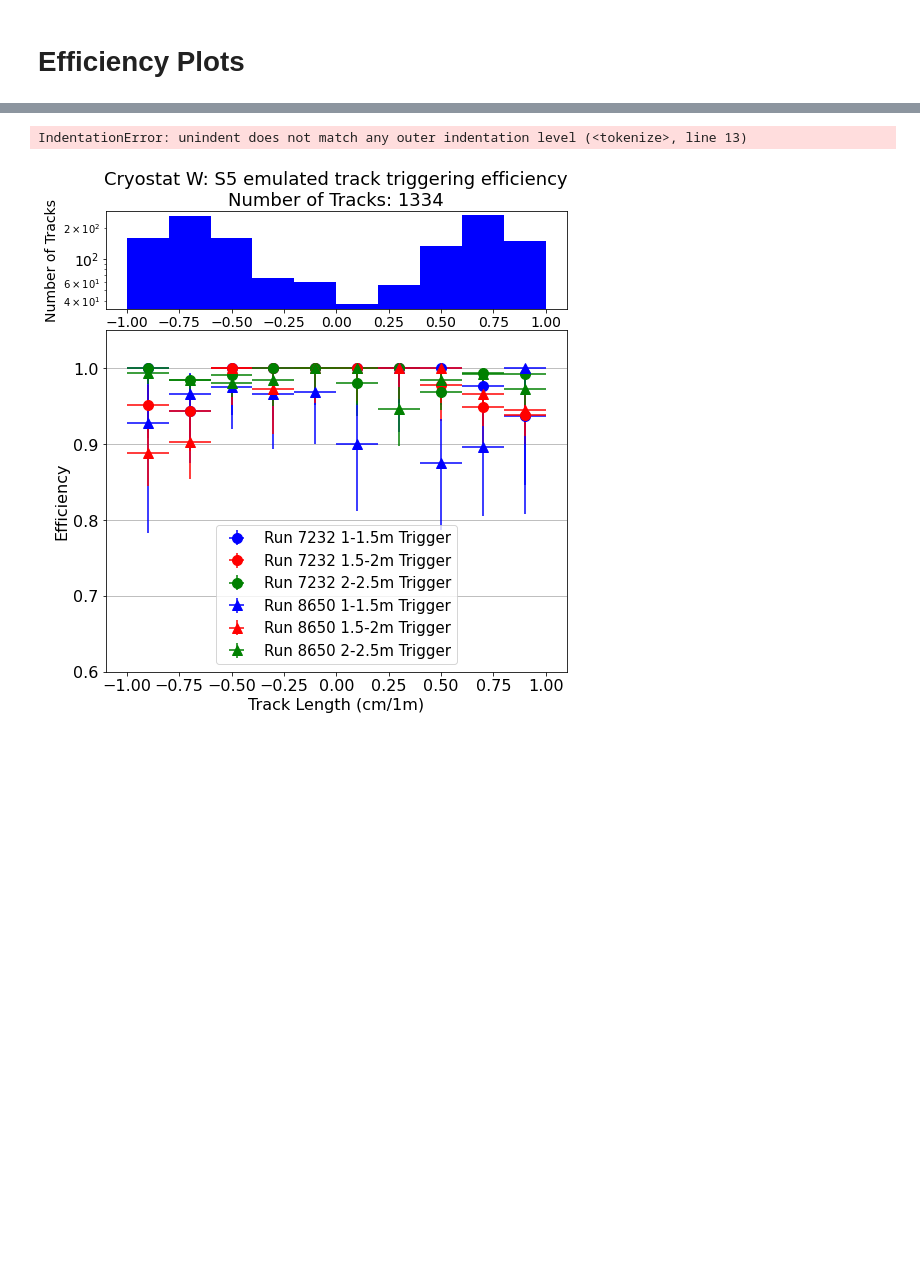
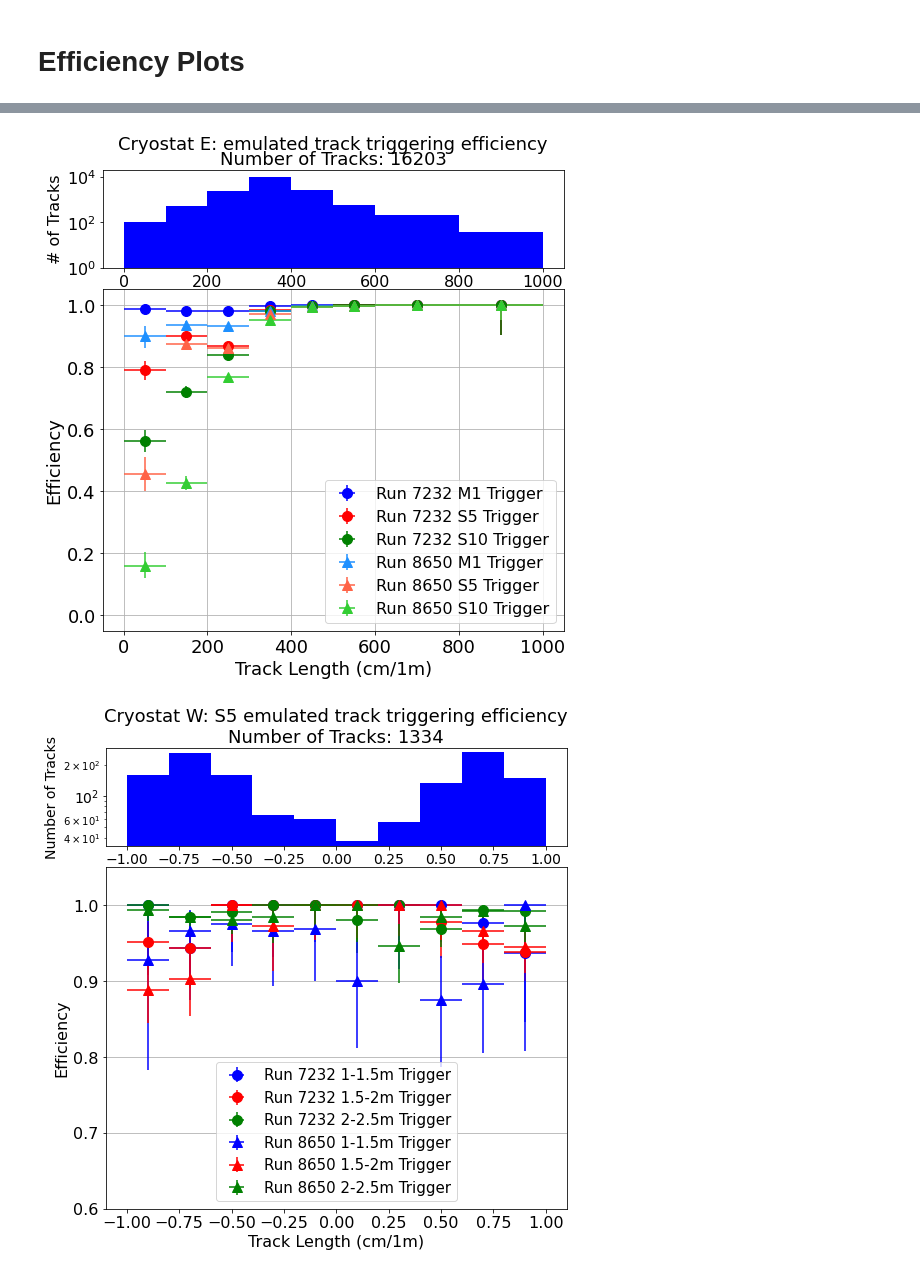
Before and after one commit to TanviKrishnan/SULI-Icarus-TriggerEfficiency, a Jupyter notebook: TriggerEfficiencyExploration_MultiRun_AsymmetricWindow.ipynb, the cells around one changed output, grey strips where cells are left out. Cells and saved outputs as stored; diff of their text form; code cells hidden in the pictures; blank space fills up the shorter version.

```diff
--- a/TriggerEfficiencyExploration_MultiRun_AsymmetricWindow.ipynb
+++ b/TriggerEfficiencyExploration_MultiRun_AsymmetricWindow.ipynb
@@ -595,7 +595,7 @@ ax = fig.add_subplot(gs[1, 0])
 ax_hist = fig.add_subplot(gs[0, 0], sharex=ax)
 
 for r in range(0, len(df_list)):
-        df_use = df_list[r]
+    df_use = df_list[r]
     for t in range(0, len(type_)):
         t_type = type_[t] # trigger type chosen for this histogram
         label = t_type + "_fired"
@@ -626,36 +626,36 @@ for r in range(0, len(df_list)):
         low_yerr_arr = np.subtract(eff_arr, low_CI)
         asymm_err = [low_yerr_arr, high_yerr_arr]
 
         # plot the error bars
-        ax.errorbar([(bin_arr[i]+bin_size[i]/2) for i in range(len(bin_arr))], eff_arr, xerr = bin_size/2, yerr = asymm_err, label = "Run "+marker_legend[r]+" "+t_type+" Trigger", fmt=marker_style[r], ms=10, color=colors[t])
+        ax.errorbar([(bin_arr[i]+bin_size[i]/2) for i in range(len(bin_arr))], eff_arr, xerr = bin_size/2, yerr = asymm_err, label = "Run "+marker_legend[r]+" "+t_type+" Trigger", fmt=marker_style[r], ms=10, color=colors[r][t])
 
 # scatterplot axes labels and legend
 ax.legend(loc="lower right", fontsize=16)
 
 # DON'T FORGET TO UPDATE THIS
 ax.set_xlabel(var_label + " " + var_units, fontsize=18)
 ax.set_ylabel("Efficiency", fontsize=18)
 ax.set_ylim([-0.05, 1.05])
 ax.tick_params(labelsize=18)
 
 # plot title
 dir_rel_cathode = ", W of cathode" if df_use.equals(df_west) else ", E of cathode" if df_use.equals(df_east) else ""
 plt.title("Number of Tracks: " + str(np.sum(bin_tot)),fontsize=18)
 plt.suptitle("Cryostat " + cryostat + dir_rel_cathode + ": emulated track triggering efficiency",fontsize=18, y=0.96)# plot the histogram of counts
-ax_hist.bar([(bin_arr[i]+bin_size[i]/2) for i in range(len(bin_arr))], bin_tot, width=bin_size, log=True, color=colors[0])
+ax_hist.bar([(bin_arr[i]+bin_size[i]/2) for i in range(len(bin_arr))], bin_tot, width=bin_size, log=True, color=colors[0][0])
 ax_hist.set_ylabel("# of Tracks", fontsize=16)
 ax_hist.set_ylim([1e0, 2e4])
 ax_hist.tick_params(labelsize=16)
 ax.grid()
 
 ratio_val = '_ratio_x_'+str(-1*cutoff) if df_use.equals(df_west) else '_ratio_x_'+str(cutoff) if df_use.equals(df_east) else "_"
 run_val = 'multiRun' if run == 'all' else str(run)
 
 # show and save the figure
 #plt.savefig(folder+'/efficiency_'+var+'_'+run_val+'mer'+cryostat+ratio_val+track_type+str(conf)+'CI.pdf', bbox_inches='tight')
 plt.show()
 # %% [output]
-IndentationError: unindent does not match any outer indentation level (<tokenize>, line 13)
+[figure, added]
 # %%
 # VALUES TO SET BEFORE RUN (Length Binning)
 
```
Also changed, not shown: parts of 30 cells of this notebook.
